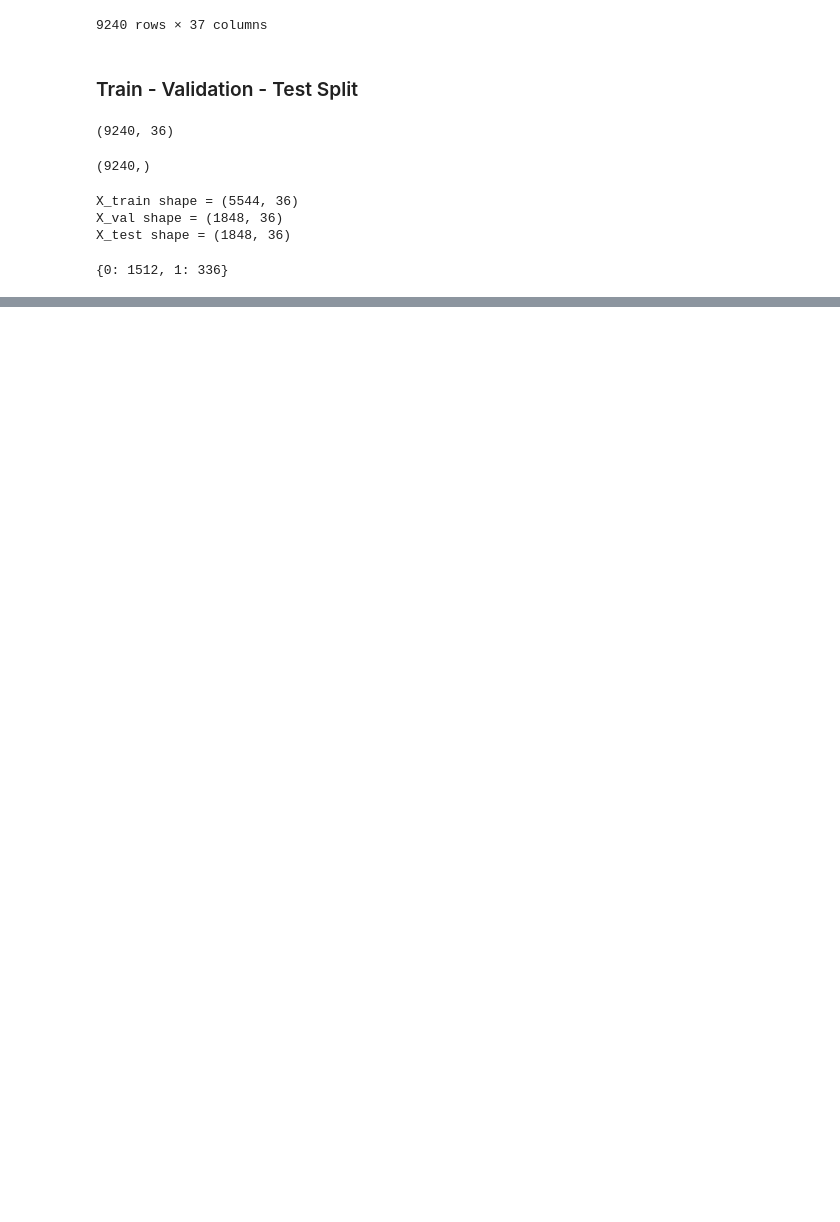
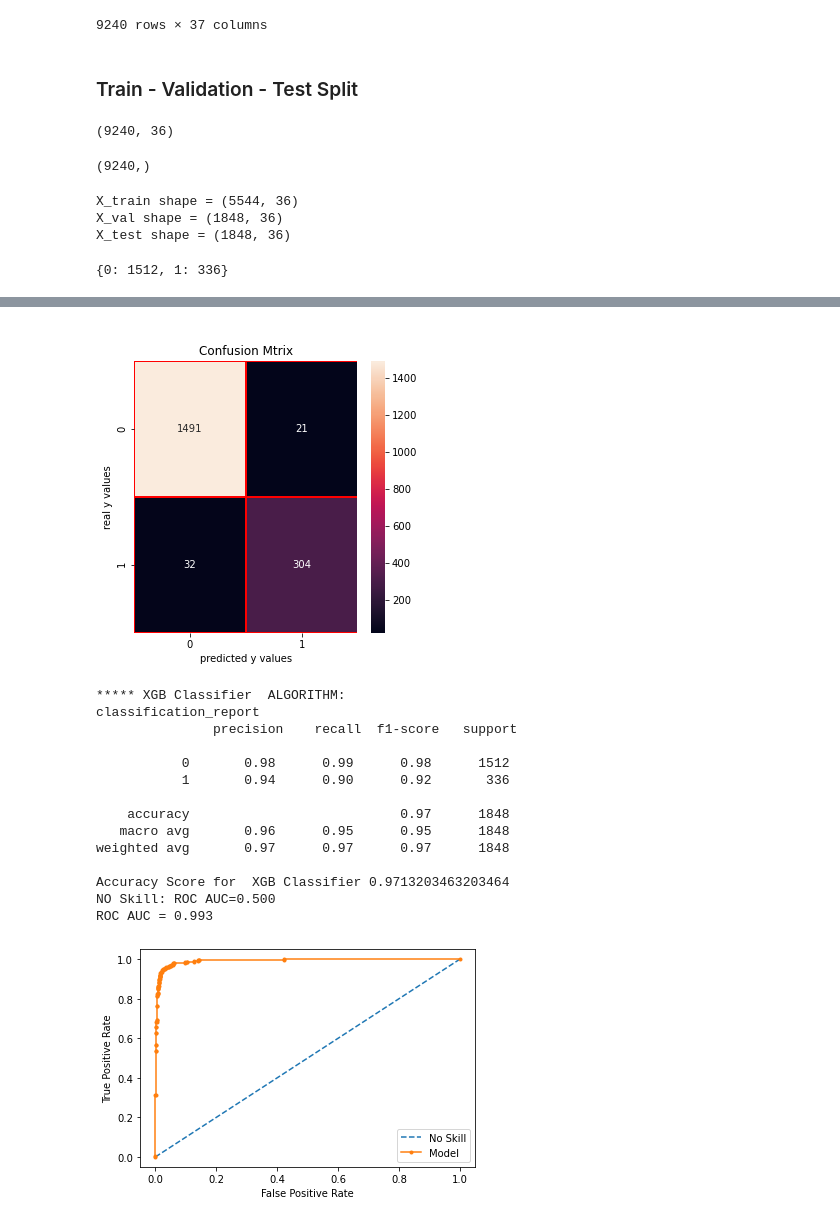
Before and after one commit to shaokat/machine_learning, a Jupyter notebook: Bank churn prediction .ipynb, the cells around one changed output, grey strips where cells are left out. Cells and saved outputs as stored; diff of their text form; code cells hidden in the pictures; blank space fills up the shorter version.

```diff
--- a/Bank churn prediction .ipynb
+++ b/Bank churn prediction .ipynb
@@ -406,0 +458,3 @@ ROC AUC = 0.989
+# %%
+ML_Algorithms(XGBClassifier, "XGB Classifier", X_train, X_val,  Y_train, Y_val)
+# %% [output]
@@ -406,0 +462,16 @@ ROC AUC = 0.989
+[figure, added]
+***** XGB Classifier  ALGORITHM:
+classification_report
+               precision    recall  f1-score   support
+
+           0       0.98      0.99      0.98      1512
+           1       0.94      0.90      0.92       336
+
+    accuracy                           0.97      1848
+   macro avg       0.96      0.95      0.95      1848
+weighted avg       0.97      0.97      0.97      1848
+
+Accuracy Score for  XGB Classifier 0.9713203463203464
+NO Skill: ROC AUC=0.500
+ROC AUC = 0.993
+[figure, added]
```
Also changed, not shown: parts of 31 cells of this notebook.
